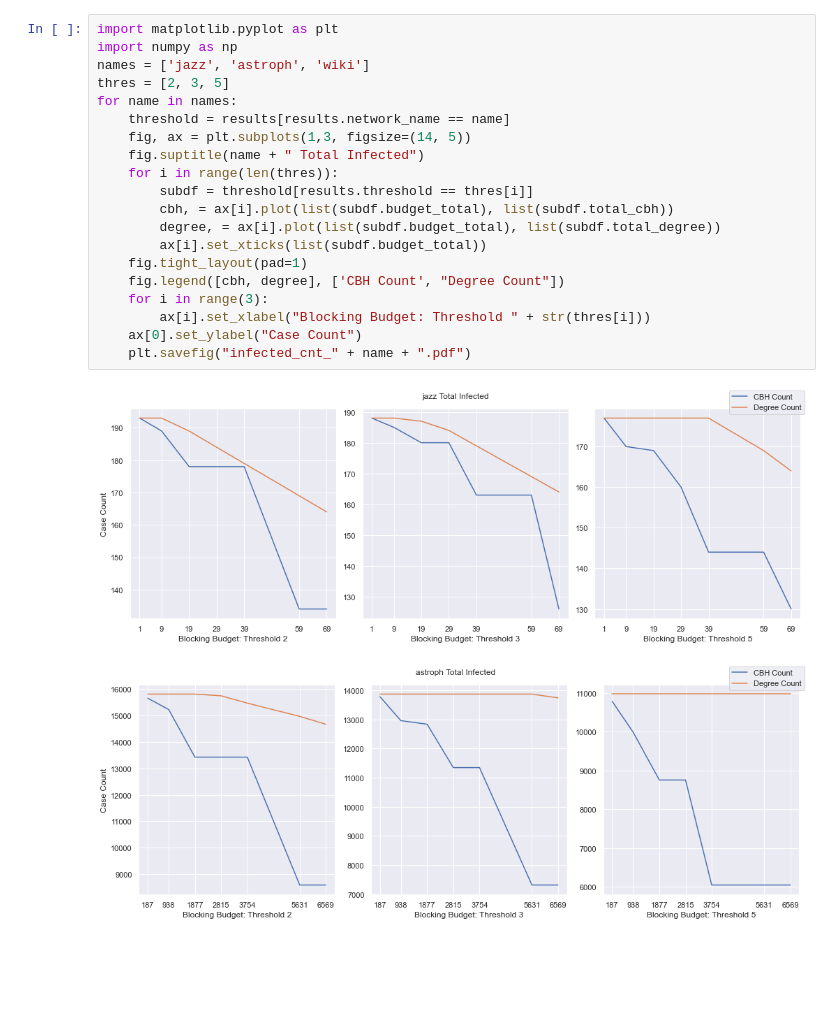
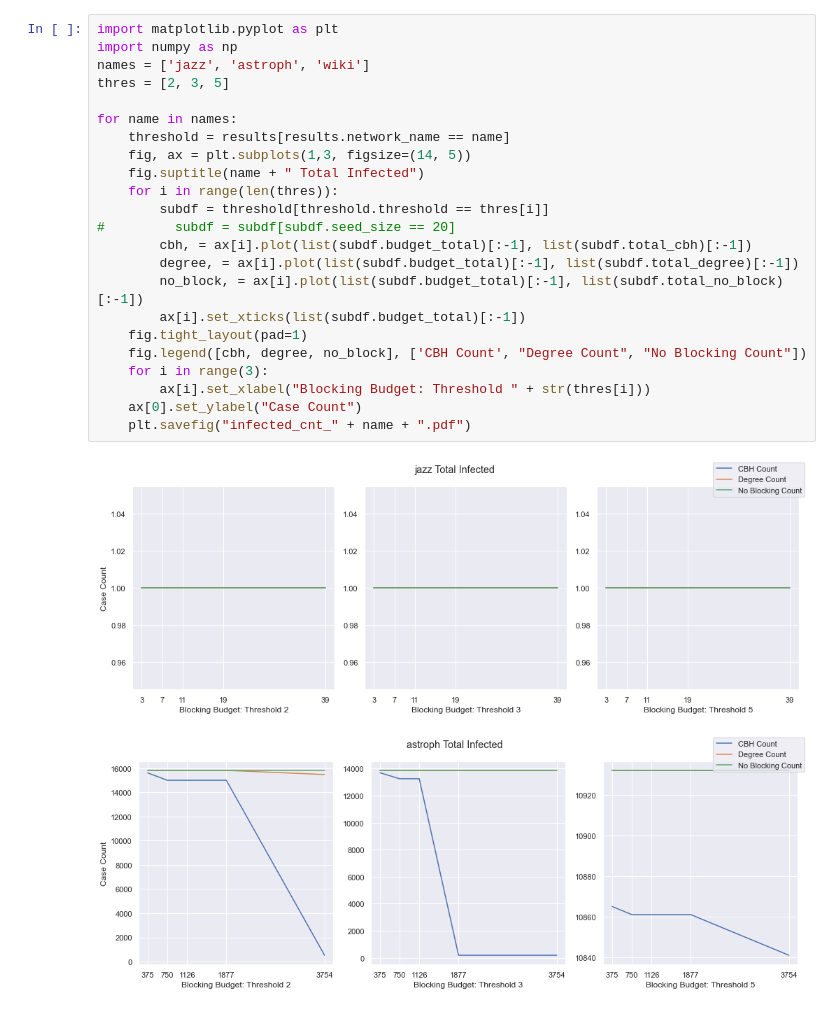
Before and after one commit to hcars/threshold_simulations_refactored, a Jupyter notebook: complex_net_proposal/experiment_results/analysis.ipynb, the cells around one changed output. Cells and saved outputs as stored; diff of their text form; blank space fills up the shorter version.

Commit message:
Added new plots

```diff
--- a/complex_net_proposal/experiment_results/analysis.ipynb
+++ b/complex_net_proposal/experiment_results/analysis.ipynb
@@ -9,23 +16,26 @@ sns.set()
 # %%
 import matplotlib.pyplot as plt
 import numpy as np
 names = ['jazz', 'astroph', 'wiki']
 thres = [2, 3, 5]
+
 for name in names:
     threshold = results[results.network_name == name]
     fig, ax = plt.subplots(1,3, figsize=(14, 5))
     fig.suptitle(name + " Total Infected")
     for i in range(len(thres)):
-        subdf = threshold[results.threshold == thres[i]]
-        cbh, = ax[i].plot(list(subdf.budget_total), list(subdf.total_cbh))
-        degree, = ax[i].plot(list(subdf.budget_total), list(subdf.total_degree))
-        ax[i].set_xticks(list(subdf.budget_total))
+        subdf = threshold[threshold.threshold == thres[i]]
+#         subdf = subdf[subdf.seed_size == 20]
+        cbh, = ax[i].plot(list(subdf.budget_total)[:-1], list(subdf.total_cbh)[:-1])
+        degree, = ax[i].plot(list(subdf.budget_total)[:-1], list(subdf.total_degree)[:-1])
+        no_block, = ax[i].plot(list(subdf.budget_total)[:-1], list(subdf.total_no_block)[:-1])
+        ax[i].set_xticks(list(subdf.budget_total)[:-1])
     fig.tight_layout(pad=1)
-    fig.legend([cbh, degree], ['CBH Count', "Degree Count"])
+    fig.legend([cbh, degree, no_block], ['CBH Count', "Degree Count", "No Blocking Count"])
     for i in range(3):
         ax[i].set_xlabel("Blocking Budget: Threshold " + str(thres[i]))
     ax[0].set_ylabel("Case Count")
     plt.savefig("infected_cnt_" + name + ".pdf")
 # %% [output]
-[figure, old version]
+[figure, new version]
-[figure, old version]
+[figure, new version]
```
Also changed, not shown: parts of 2 cells of this notebook, 5 other files.
